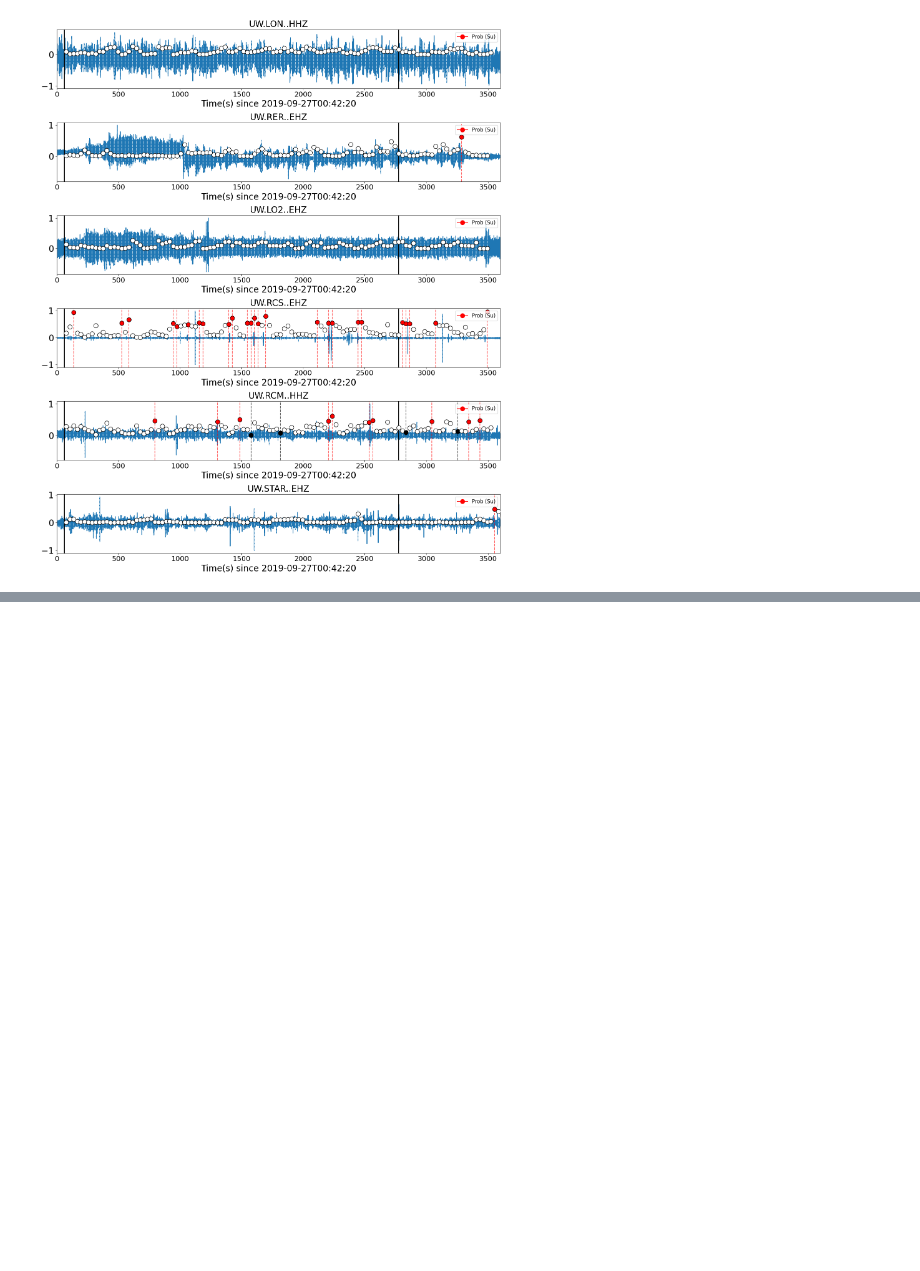
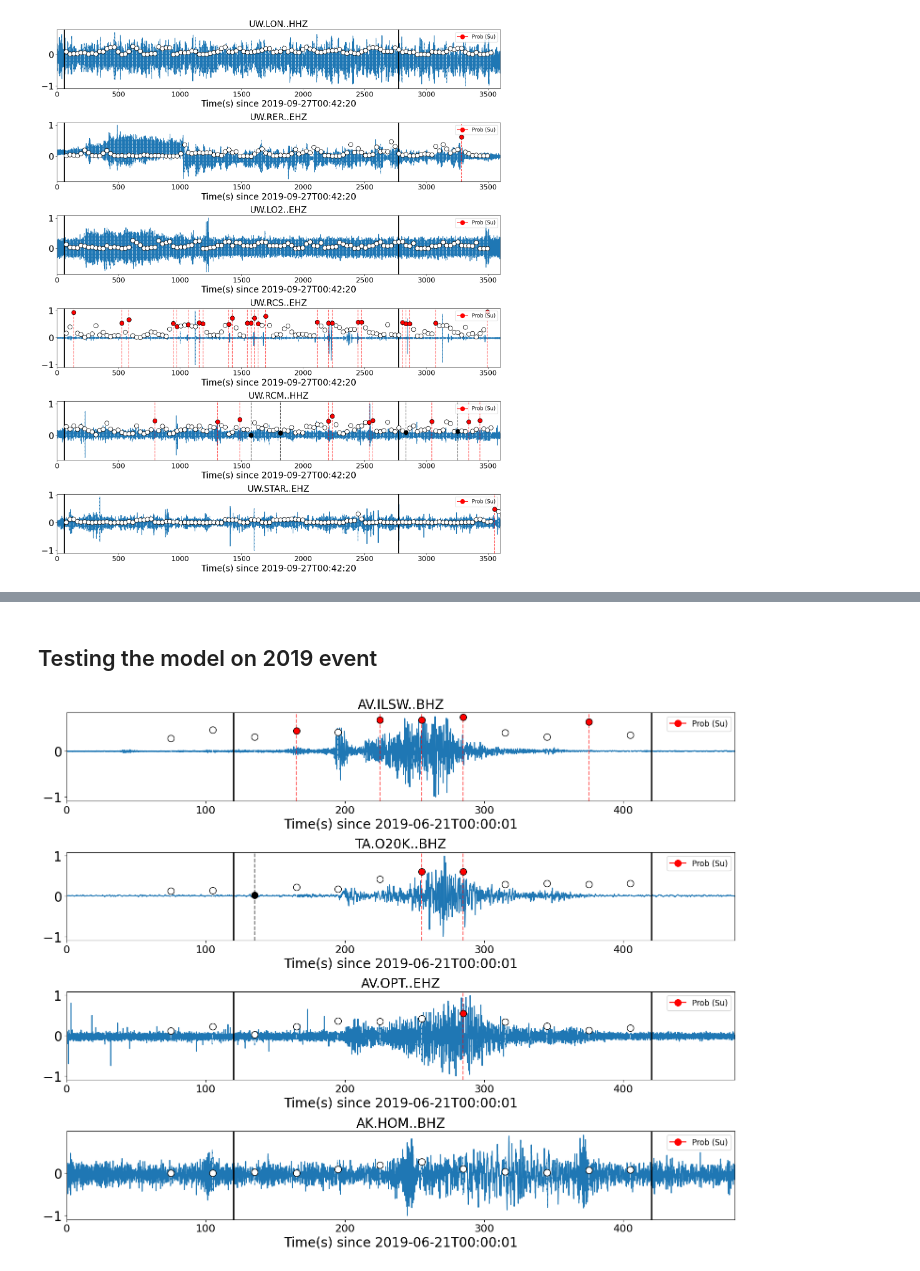
Before and after one commit to Akashkharita/Surface_Event_Detection, a Jupyter notebook: Notebooks/Automated_Surface_Event_Detection.ipynb, the cells around one changed output, grey strips where cells are left out. Saved outputs shown, nothing was run; the diff lists cells and outputs as text; code cells hidden in the pictures; blank space fills up the shorter version.

```diff
--- a/Notebooks/Automated_Surface_Event_Detection.ipynb
+++ b/Notebooks/Automated_Surface_Event_Detection.ipynb
@@ -205,0 +237,22 @@ plot_detection_results(st_overall_data = st_overall_data,
+# %% [markdown]
+## Testing the model on 2019 event
+# %%
+# startttime of trace (UTCDateTime)
+starttime = obspy.UTCDateTime(2019, 6, 21, 0, 0, 1) - 0
+
+# duration
+dur = 480
+
+# stations ID
+stations_id = [ 'AV.ILSW', 'TA.O20K', 'AV.OPT', 'AK.HOM']
+result_stns, index_stns, prob_stns, st_overall, st_overall_data, st_overall_times = surface_event_detection(starttime = starttime, stations_id = stations_id, dur = dur)
+# %%
+plot_detection_results(st_overall_data = st_overall_data,
+                       st_overall_times = st_overall_times,
+                       st_overall = st_overall,
+                       result_stns = result_stns,
+                       index_stns = index_stns,
+                       prob_stns = prob_stns,
+                       xlim = [0,480],ev_markers = [120, 420])
+# %% [output]
+[figure, added]
```
Also changed, not shown: parts of 11 cells of this notebook.
